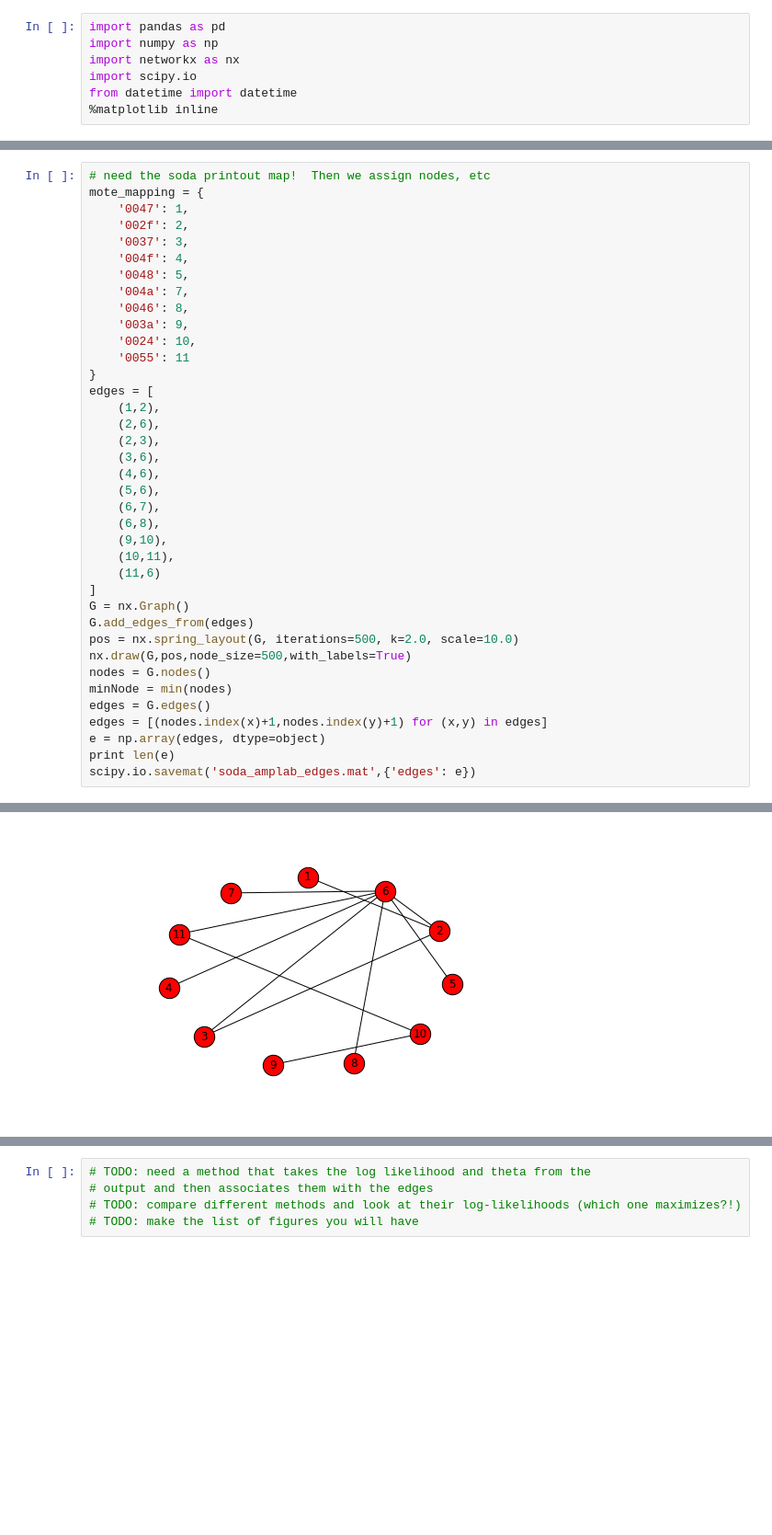
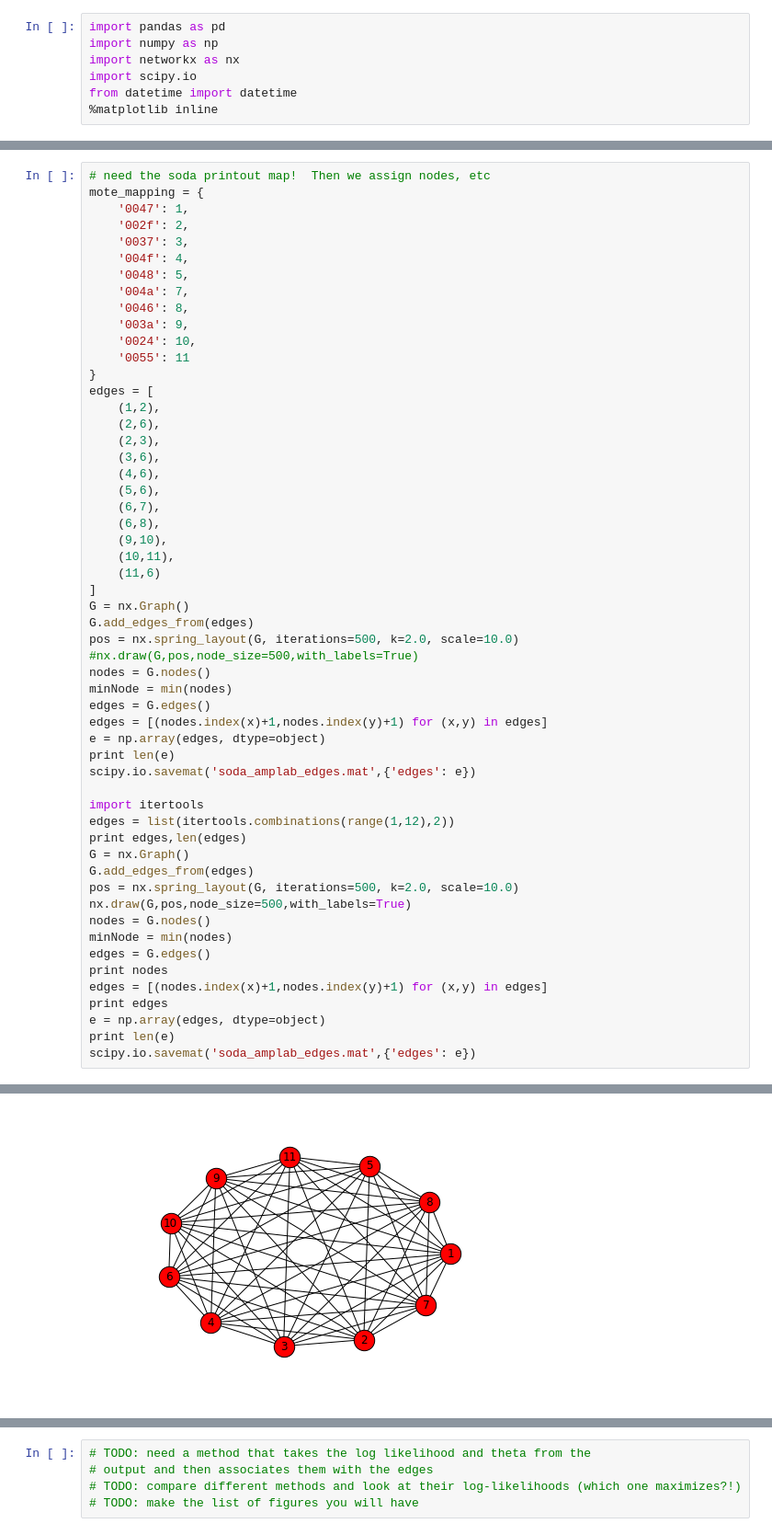
Before and after one commit to gtfierro/cs281project, a Jupyter notebook: Soda Data process.ipynb, the cells around one changed output, grey strips where cells are left out. Shown at 92% size. Cells and saved outputs as stored; diff of their text form; blank space fills up the shorter version.

```diff
--- a/Soda Data process.ipynb
+++ b/Soda Data process.ipynb
@@ -75,7 +75,7 @@ edges = [
 G = nx.Graph()
 G.add_edges_from(edges)
 pos = nx.spring_layout(G, iterations=500, k=2.0, scale=10.0)
-nx.draw(G,pos,node_size=500,with_labels=True)
+#nx.draw(G,pos,node_size=500,with_labels=True)
 nodes = G.nodes()
 minNode = min(nodes)
 edges = G.edges()
@@ -83,5 +83,22 @@ edges = [(nodes.index(x)+1,nodes.index(y)+1) for (x,y) in edges]
 e = np.array(edges, dtype=object)
 print len(e)
 scipy.io.savemat('soda_amplab_edges.mat',{'edges': e})
+
+import itertools
+edges = list(itertools.combinations(range(1,12),2))
+print edges,len(edges)
+G = nx.Graph()
+G.add_edges_from(edges)
+pos = nx.spring_layout(G, iterations=500, k=2.0, scale=10.0)
+nx.draw(G,pos,node_size=500,with_labels=True)
+nodes = G.nodes()
+minNode = min(nodes)
+edges = G.edges()
+print nodes
+edges = [(nodes.index(x)+1,nodes.index(y)+1) for (x,y) in edges]
+print edges
+e = np.array(edges, dtype=object)
+print len(e)
+scipy.io.savemat('soda_amplab_edges.mat',{'edges': e})
 # %% [output]
 11
@@ -88,4 +109,4 @@ scipy.io.savemat('soda_amplab_edges.mat',{'edges': e})
-[figure, old version]
+[figure, new version]
 # %%
 # want to rename the data columns in terms of which node in the graph they are
 # also need data for all of the nodes: "easiest" way is to take average of temperatures of nearby nodes
```
Also changed, not shown: parts of 11 cells of this notebook.
